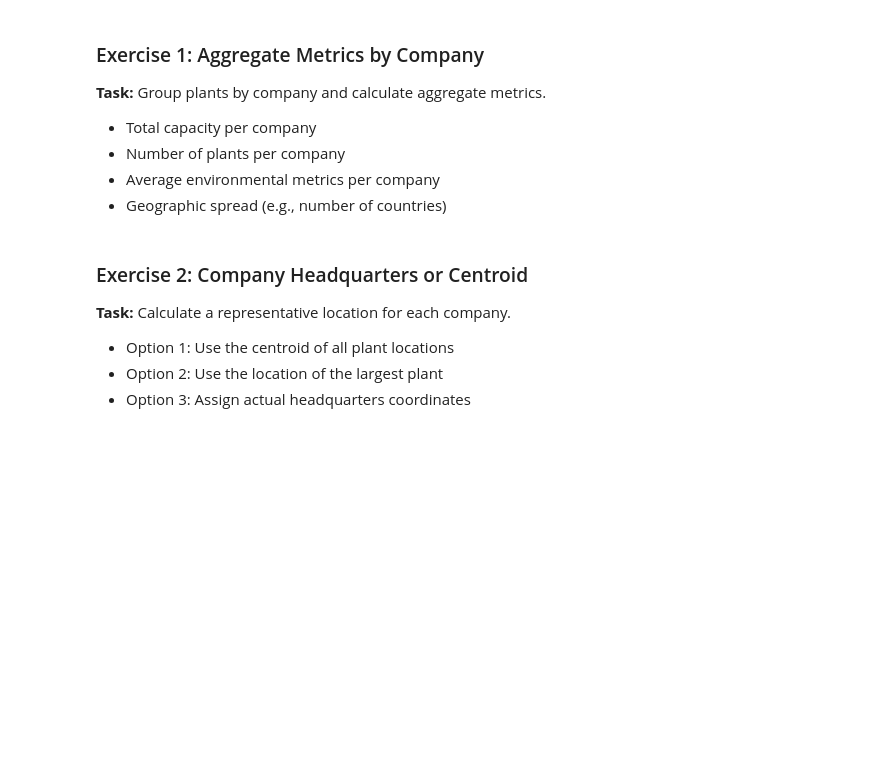
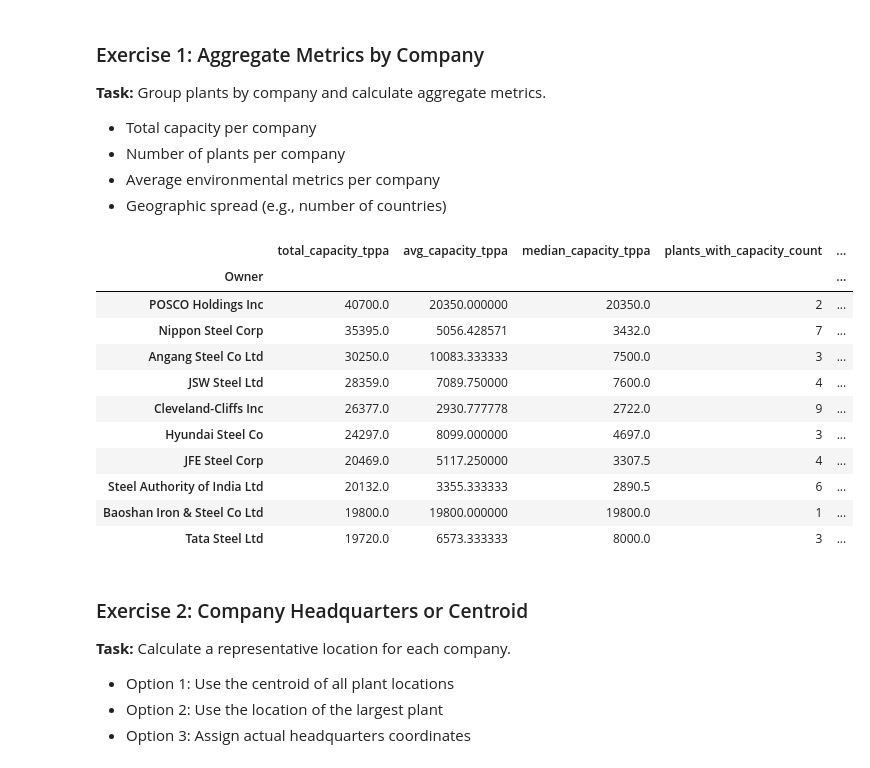
Before and after one commit to Othocs/Research_And_Emerging_topics_Labs, a Jupyter notebook: Lab1/lab_1.ipynb, the cells around one changed output. Cells and saved outputs as stored; diff of their text form; code cells hidden in the pictures; blank space fills up the shorter version.

```diff
--- a/Lab1/lab_1.ipynb
+++ b/Lab1/lab_1.ipynb
@@ -757,3 +757,70 @@ Aggregate data at the company level to analyze corporate footprints.
+# %%
+# Group by company and aggregate
+# This cell computes total capacity, number of plants, average capacity,
+# number of unique countries and regions, and basic plant-age stats when available.
+import warnings
+warnings.filterwarnings('ignore')
+
+# Ensure key columns exist
+for col in ['Owner', 'Nominal crude steel capacity (ttpa)', 'Country/Area', 'Region', 'Plant age (years)', 'latitude', 'longitude', 'Plant name (English)']:
+    if col not in df.columns:
+        df[col] = pd.NA
+
+# Convert numeric columns
+df['Nominal crude steel capacity (ttpa)'] = pd.to_numeric(df['Nominal crude steel capacity (ttpa)'], errors='coerce')
+df['Plant age (years)'] = pd.to_numeric(df['Plant age (years)'], errors='coerce')
+df['latitude'] = pd.to_numeric(df['latitude'], errors='coerce')
+df['longitude'] = pd.to_numeric(df['longitude'], errors='coerce')
+
+# Aggregations by Owner (company)
+agg_funcs = {
+    'Nominal crude steel capacity (ttpa)': ['sum', 'mean', 'median', 'count'],
+    'Plant age (years)': ['mean', 'median', 'count'],
+    'Country/Area': lambda x: x.nunique(),
+    'Region': lambda x: x.nunique(),
+}
+company_agg = df.groupby('Owner').agg(agg_funcs)
+# Flatten MultiIndex columns
+company_agg.columns = ['_'.join(filter(None, map(str, col))).strip() for col in company_agg.columns.values]
+company_agg = company_agg.rename(columns={
+    'Nominal crude steel capacity (ttpa)_sum': 'total_capacity_tppa',
+    'Nominal crude steel capacity (ttpa)_mean': 'avg_capacity_tppa',
+    'Nominal crude steel capacity (ttpa)_median': 'median_capacity_tppa',
+    'Nominal crude steel capacity (ttpa)_count': 'plants_with_capacity_count',
+    'Plant age (years)_mean': 'avg_plant_age_years',
+    'Plant age (years)_median': 'median_plant_age_years',
+    'Plant age (years)_count': 'plants_with_age_count',
+    'Country/Area_<lambda>': 'num_countries',
+    'Region_<lambda>': 'num_regions'
+})
+
+# Number of plants per company (including those without capacity)
+company_agg['num_plants'] = df.groupby('Owner').size()
+
+# Replace NaN total_capacity with 0 for companies with no capacity data
+company_agg['total_capacity_tppa'] = company_agg['total_capacity_tppa'].fillna(0)
+
+# Sort by total capacity
+company_agg = company_agg.sort_values('total_capacity_tppa', ascending=False)
+
+# Quick display of top companies
+display(company_agg.head(10))
+
+# Keep for later cells
+capacity_by_company = company_agg.copy()
+# %% [output]
+|  | total_capacity_tppa | avg_capacity_tppa | median_capacity_tppa | plants_with_capacity_count | ... |
+| Owner |  |  |  |  | ... |
+| POSCO Holdings Inc | 40700.0 | 20350.000000 | 20350.0 | 2 | ... |
+| Nippon Steel Corp | 35395.0 | 5056.428571 | 3432.0 | 7 | ... |
+| Angang Steel Co Ltd | 30250.0 | 10083.333333 | 7500.0 | 3 | ... |
+| JSW Steel Ltd | 28359.0 | 7089.750000 | 7600.0 | 4 | ... |
+| Cleveland-Cliffs Inc | 26377.0 | 2930.777778 | 2722.0 | 9 | ... |
+| Hyundai Steel Co | 24297.0 | 8099.000000 | 4697.0 | 3 | ... |
+| JFE Steel Corp | 20469.0 | 5117.250000 | 3307.5 | 4 | ... |
+| Steel Authority of India Ltd | 20132.0 | 3355.333333 | 2890.5 | 6 | ... |
+| Baoshan Iron & Steel Co Ltd | 19800.0 | 19800.000000 | 19800.0 | 1 | ... |
+| Tata Steel Ltd | 19720.0 | 6573.333333 | 8000.0 | 3 | ... |
 # %% [markdown]
 ### Exercise 2: Company Headquarters or Centroid
 **Task:** Calculate a representative location for each company.
```
Also changed, not shown: parts of 9 cells of this notebook, 3 other files.
